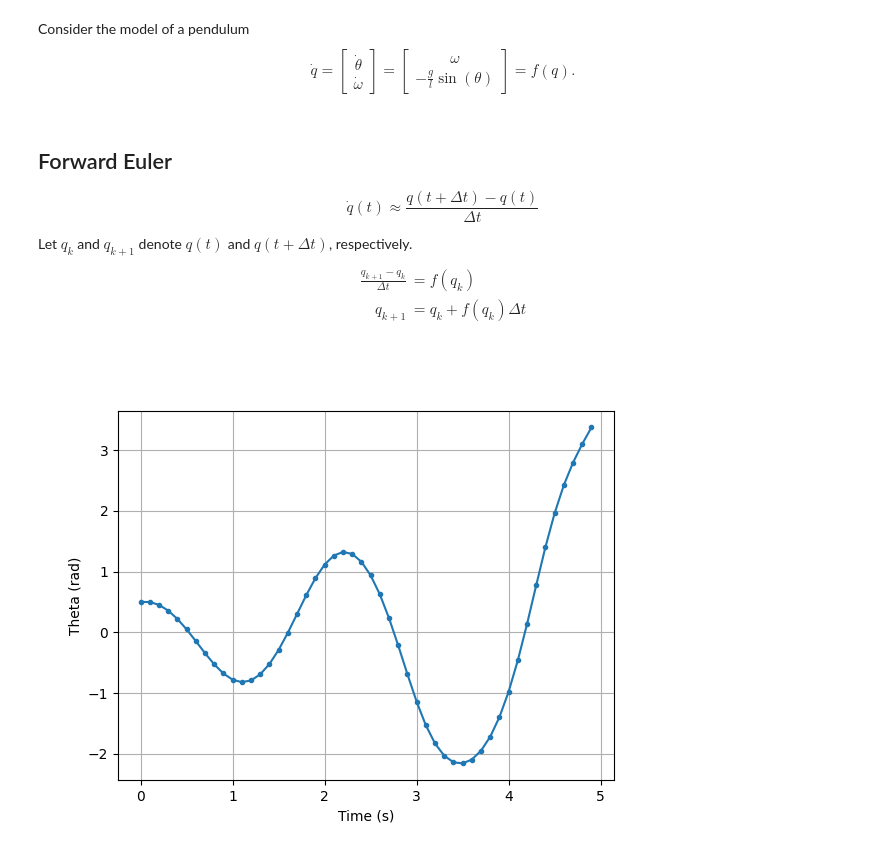
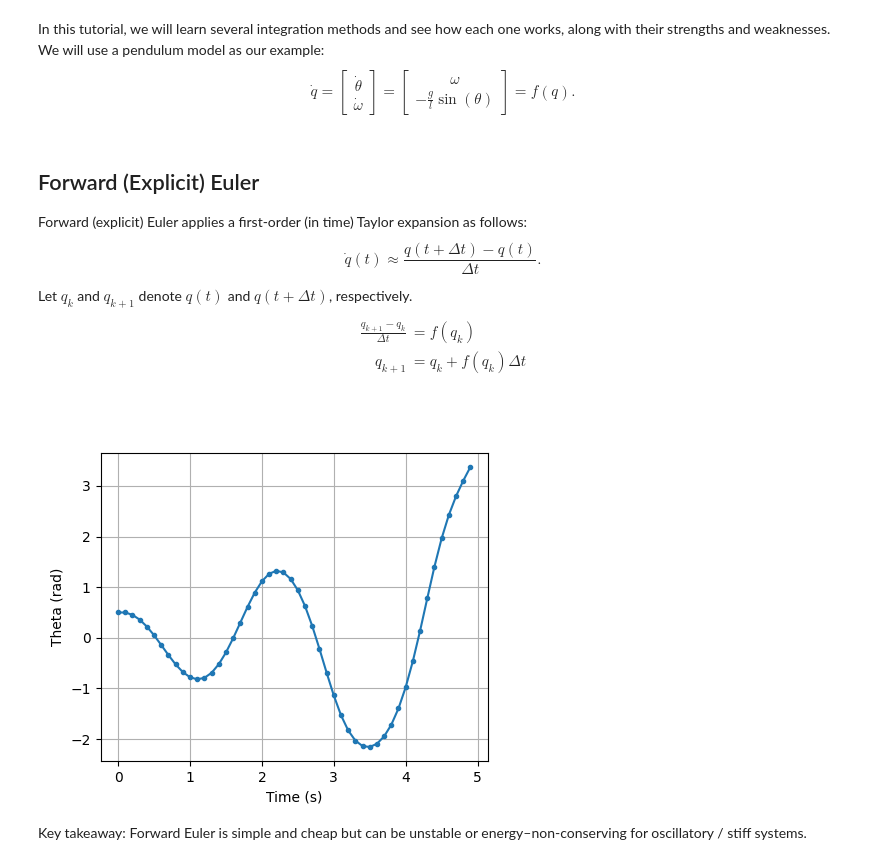
Before and after one commit to Luyao787/MPC-tutorial, a Jupyter notebook: tutorial class/week_01_integration.ipynb, the cells around one changed output. Drawn from its saved outputs; the diff is of its cells as text; code cells hidden in the pictures.

```diff
--- a/tutorial class/week_01_integration.ipynb
+++ b/tutorial class/week_01_integration.ipynb
@@ -1,5 +1,5 @@
 # %% [markdown]
-Consider the model of a pendulum
+In this tutorial, we will learn several integration methods and see how each one works, along with their strengths and weaknesses. We will use a pendulum model as our example:
 $$
 \dot{q} = \begin{bmatrix}
     \dot{\theta} \\
@@ -24,9 +24,10 @@ def pendulum_dynamics(q):
 
     return np.array([theta_dot, theta_ddot])
 # %% [markdown]
-## Forward Euler
+## Forward (Explicit) Euler
+Forward (explicit) Euler applies a first-order (in time) Taylor expansion as follows:
 $$
-\dot{q}(t) \approx \frac{q(t + \Delta t) - q(t)}{\Delta t}
+\dot{q}(t) \approx \frac{q(t + \Delta t) - q(t)}{\Delta t}.
 $$
 Let $q_k$ and $q_{k+1}$ denote $q(t)$ and $q(t + \Delta t)$, respectively.
 $$
@@ -50,18 +51,22 @@ def forward_euler(dyn_fun, q0, Tf, dt):
 # %%
 %matplotlib ipympl
 import matplotlib.pyplot as plt
 q0 = np.array([0.5, 0.])
 q_hist, t_hist = forward_euler(pendulum_dynamics,
                                q0,
                                Tf=5,
                                dt=0.1)
+plt.figure(figsize=(5, 4))
 plt.plot(t_hist, q_hist[0,:], "-o", markersize=3)
 plt.xlabel("Time (s)")
 plt.ylabel("Theta (rad)")
 plt.grid()
 plt.show()
 # %% [output]
-[figure, old version]
+[figure, new version]
+# %% [markdown]
+Key takeaway:
+Forward Euler is simple and cheap but can be unstable or energy–non-conserving for oscillatory / stiff systems.
 # %%
 q_hist_1, t_hist_1 = forward_euler(pendulum_dynamics,
                                    q0,
```
Also changed, not shown: parts of 7 cells of this notebook.
